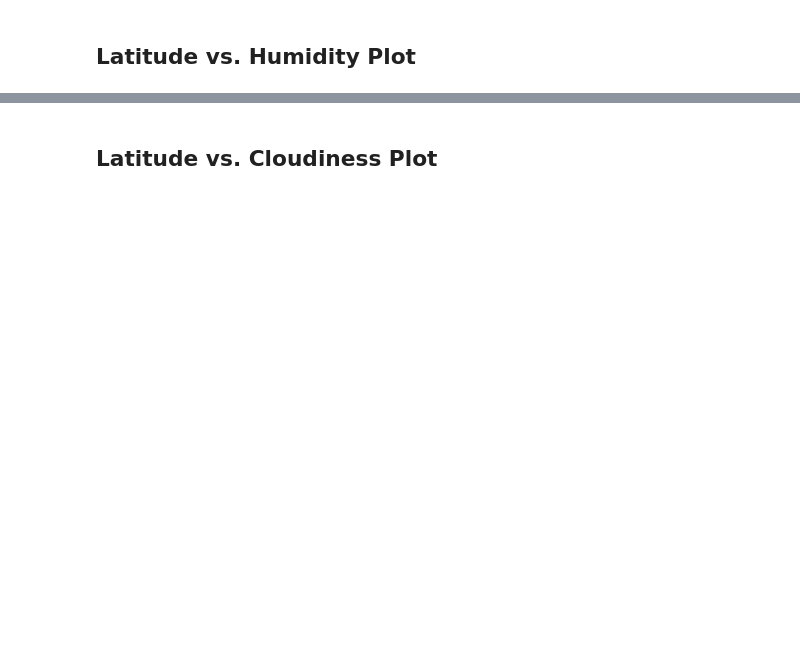
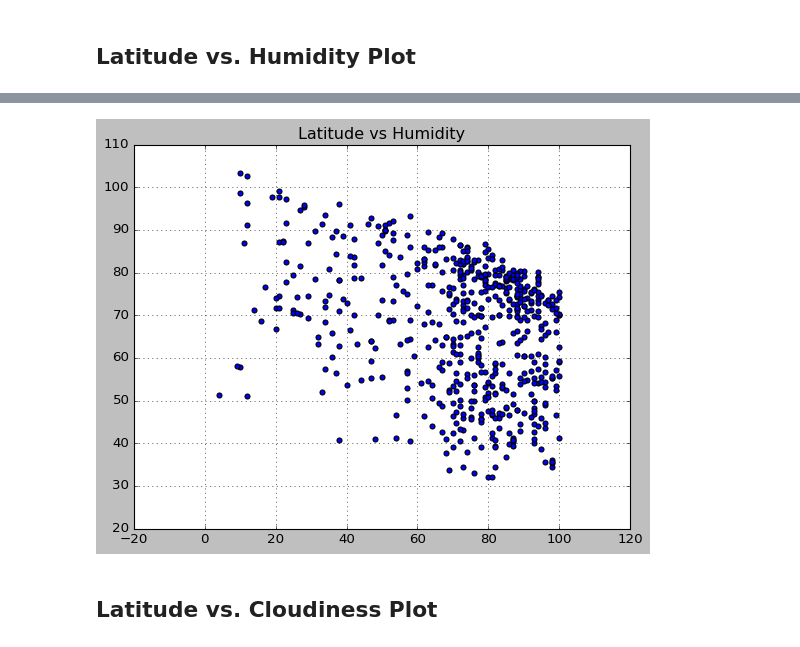
Before and after one commit to strongmachine/API_challenge, a Jupyter notebook: Analysis/WeatherPy.ipynb, the cells around one changed output, grey strips where cells are left out. Saved outputs shown, nothing was run; the diff lists cells and outputs as text; code cells hidden in the pictures; blank space fills up the shorter version.

```diff
--- a/Analysis/WeatherPy.ipynb
+++ b/Analysis/WeatherPy.ipynb
@@ -218,2 +232,15 @@ Int64Index([], dtype='int64')
+# %%
+x_val = cities_df['Humidity']
+y_val = cities_df['Temperature']
+plt.scatter(x_val, y_val)
+# plt.xlabel('Latitude')
+# plt.ylabel("Humidity")
+plt.title("Latitude vs Humidity")
+plt.style.use("classic")
+plt.grid()
+plt.savefig("Latitude vs Humidity.png")
+plt.show()
+# %% [output]
+[figure, added]
 # %% [markdown]
 ## Latitude vs. Cloudiness Plot
```
Also changed, not shown: parts of 32 cells of this notebook, 13 other files.
